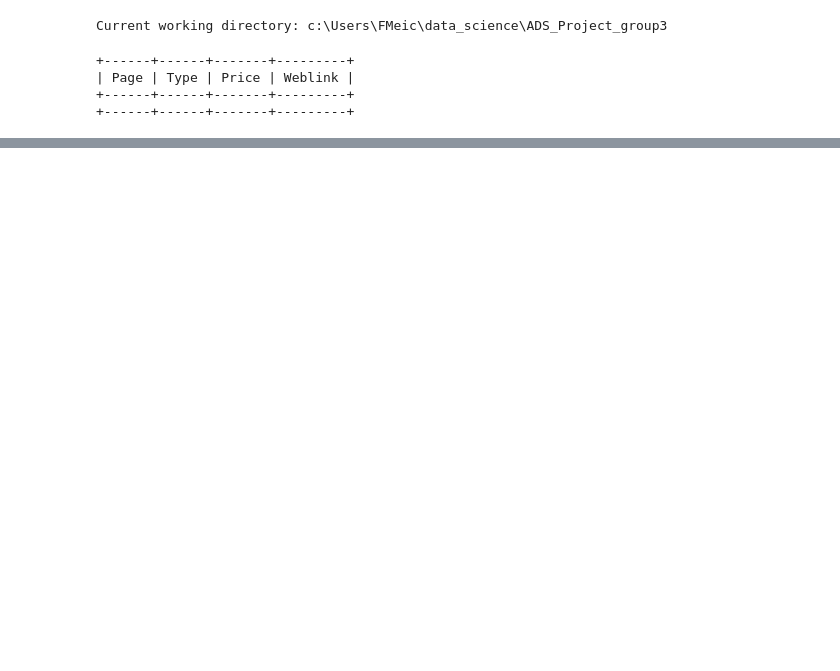
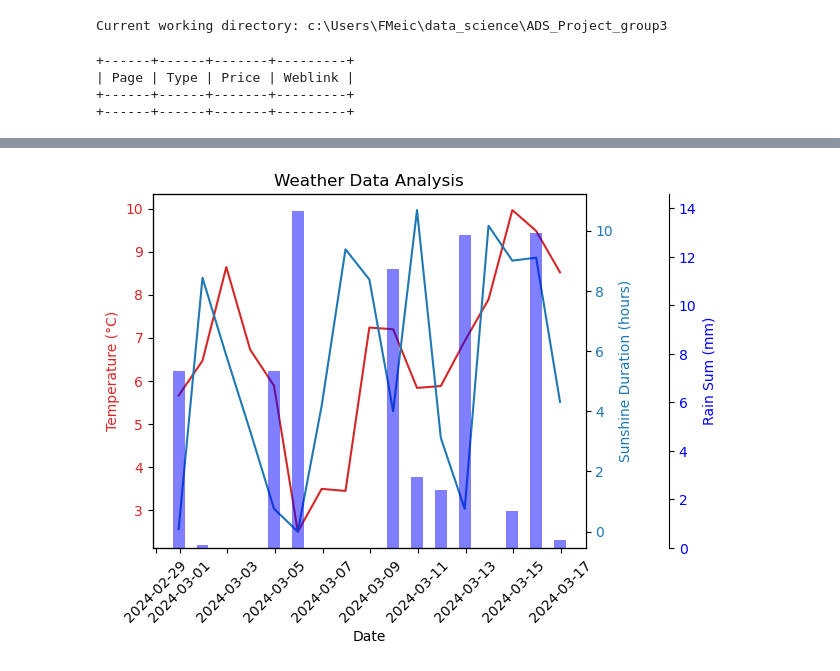
Before and after one commit to meichflo/ADS_Project_group3, a Jupyter notebook: immo-project.ipynb, the cells around one changed output, grey strips where cells are left out. Drawn from its saved outputs; the diff is of its cells as text; code cells hidden in the pictures; blank space fills up the shorter version.

```diff
--- a/immo-project.ipynb
+++ b/immo-project.ipynb
@@ -126,0 +127,17 @@ hi
+# %%
+from geopy.geocoders import Nominatim
+
+# Initialize the geocoder
+geolocator = Nominatim(user_agent="geoapiExercises")
+
+# Input address
+address = input("Please enter the address: ")
+
+# Perform geolocation
+location = geolocator.geocode(address)
+
+# Extract latitude and longitude
+latitude = location.latitude if location else None
+longitude = location.longitude if location else None
+
+print(f"Latitude: {latitude}, Longitude: {longitude}")
@@ -126,0 +157,81 @@ hi
+# %%
+import openmeteo_requests
+
+import requests_cache
+import pandas as pd
+from retry_requests import retry
+
+# Setup the Open-Meteo API client with cache and retry on error
+cache_session = requests_cache.CachedSession('.cache', expire_after = -1)
+retry_session = retry(cache_session, retries = 5, backoff_factor = 0.2)
+openmeteo = openmeteo_requests.Client(session = retry_session)
+
+# Make sure all required weather variables are listed here
+# The order of variables in hourly or daily is important to assign them correctly below
+url = "https://archive-api.open-meteo.com/v1/archive"
+params = {
+	"latitude": latitude,
+	"longitude": longitude,
+	"start_date": "2024-03-01",
+	"end_date": "2024-03-17",
+	"daily": ["temperature_2m_mean", "sunshine_duration", "rain_sum"],
+	"timezone": "Europe/Berlin"
+}
+responses = openmeteo.weather_api(url, params=params)
+
+# Process first location. Add a for-loop for multiple locations or weather models
+response = responses[0]
+print(f"Coordinates {response.Latitude()}°N {response.Longitude()}°E")
+print(f"Elevation {response.Elevation()} m asl")
+print(f"Timezone {response.Timezone()} {response.TimezoneAbbreviation()}")
+print(f"Timezone difference to GMT+0 {response.UtcOffsetSeconds()} s")
+
+
+
+# Process daily data. The order of variables needs to be the same as requested.
+daily = response.Daily()
+daily_temperature_2m_mean = daily.Variables(0).ValuesAsNumpy()
+daily_sunshine_duration = daily.Variables(1).ValuesAsNumpy()
+daily_rain_sum = daily.Variables(2).ValuesAsNumpy()
+
+daily_data = {"date": pd.date_range(
+	start = pd.to_datetime(daily.Time(), unit = "s", utc = True),
+	end = pd.to_datetime(daily.TimeEnd(), unit = "s", utc = True),
+	freq = pd.Timedelta(seconds = daily.Interval()),
+	inclusive = "left"
+)}
+daily_data["temperature_2m_mean"] = daily_temperature_2m_mean
+daily_data["sunshine_duration"] = daily_sunshine_duration /3600
+daily_data["rain_sum"] = daily_rain_sum
+
+daily_dataframe = pd.DataFrame(data = daily_data)
+print(daily_dataframe)
+
+# Plotting
+fig, ax1 = plt.subplots()
+
+color = 'tab:red'
+ax1.set_xlabel('Date')
+plt.xticks(rotation=45)
+ax1.set_ylabel('Temperature (°C)', color=color)
+ax1.plot(daily_dataframe['date'], daily_dataframe['temperature_2m_mean'], color=color, label='Temperature')
+ax1.tick_params(axis='y', labelcolor=color)
+
+ax2 = ax1.twinx()  # instantiate a second axes that shares the same x-axis
+color = 'tab:blue'
+ax2.set_ylabel('Sunshine Duration (hours)', color=color)
+ax2.plot(daily_dataframe['date'], daily_dataframe['sunshine_duration'], color=color, label='Sunshine Duration')
+ax2.tick_params(axis='y', labelcolor=color)
+
+ax3 = ax1.twinx()  # instantiate a third axes for the rain sum
+ax3.spines['right'].set_position(('outward', 60))  # Offset the right spine of ax3
+color = 'tab:green'
+ax3.set_ylabel('Rain Sum (mm)', color= "blue")
+ax3.bar(daily_dataframe['date'], daily_dataframe['rain_sum'], color="blue", label='Rain Sum', alpha=0.5, width=0.5)
+ax3.tick_params(axis='y', labelcolor="blue")
+
+# Otherwise the right y-label is slightly clipped
+fig.tight_layout()
+plt.title('Weather Data Analysis')
+plt.show()
+# %% [output]
@@ -126,0 +255 @@ hi
+[figure, added]
```
Also changed, not shown: parts of 7 cells of this notebook, 1 other file.
